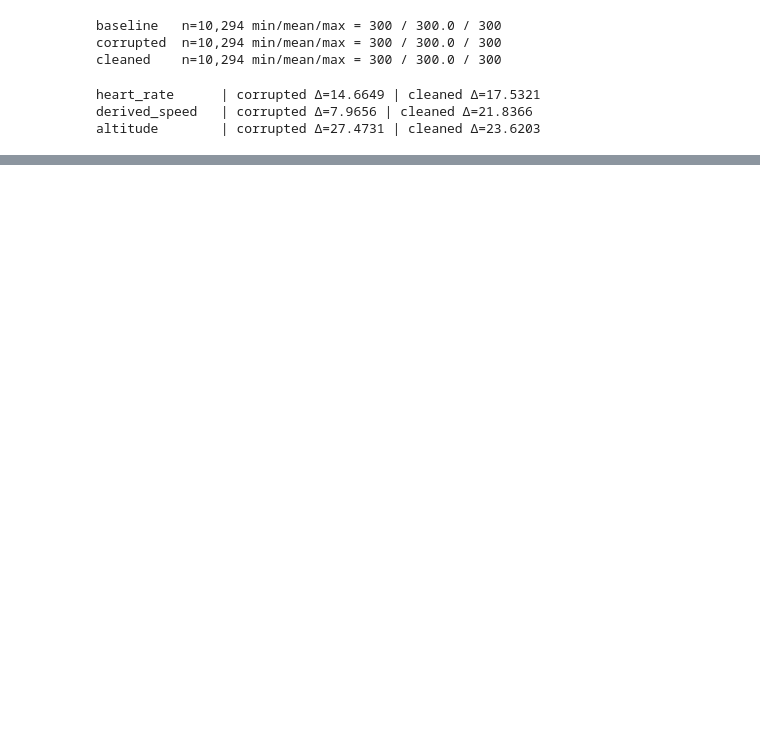
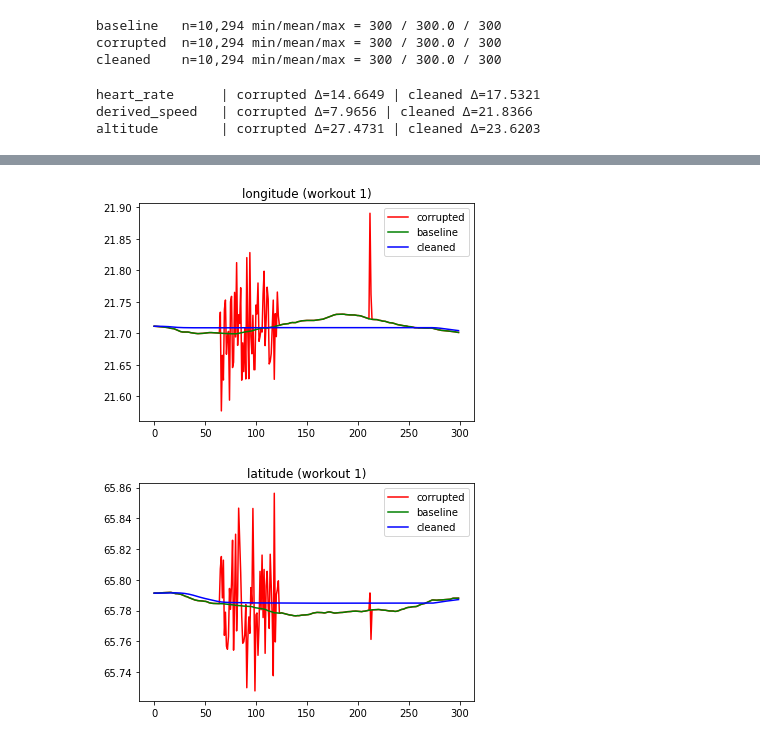
Before and after one commit to Miautawn/data-preparation-2026-group-project, a Jupyter notebook: src/project/cleaning/cleaning_view.ipynb, the cells around one changed output, grey strips where cells are left out. Saved outputs shown, nothing was run; the diff lists cells and outputs as text; code cells hidden in the pictures; blank space fills up the shorter version.

```diff
--- a/src/project/cleaning/cleaning_view.ipynb
+++ b/src/project/cleaning/cleaning_view.ipynb
@@ -131,19 +151,23 @@ for c in ["heart_rate", "derived_speed", "altitude"]:
 # %%
-i = 0  # change this index to inspect different workouts
+BASE = ROOT / "src" / "project" / "temp" / "walking"
+i = 1  # change this index to inspect different workouts
 
-raw   = pq.read_table(BASE / "walking_test_raw.parquet", columns=["heart_rate","derived_speed","altitude"])
-corr  = pq.read_table(BASE / "walking_test_raw_corrupted.parquet", columns=["heart_rate","derived_speed","altitude"])
-clean = pq.read_table(BASE / "walking_test_raw_corrupted_cleaned.parquet", columns=["heart_rate","derived_speed","altitude"])
+raw   = pq.read_table(BASE / "walking_test_raw.parquet", columns=["longitude","latitude"])
+corr  = pq.read_table(BASE / "walking_test_raw_corrupted.parquet", columns=["longitude","latitude"])
+clean = pq.read_table(BASE / "walking_test_raw_corrupted_cleaned.parquet", columns=["longitude","latitude"])
 
 def plot_col(col):
     plt.figure()
 
     plt.plot(corr[col][i].as_py(), label="corrupted", color="red")
-    plt.plot(raw[col][i].as_py(), label="baseline", color="green", alpha=0.5)
-    plt.plot(clean[col][i].as_py(), label="cleaned", color="blue", alpha=0.5)
+    plt.plot(raw[col][i].as_py(), label="baseline", color="green")
+    plt.plot(clean[col][i].as_py(), label="cleaned", color="blue")
     plt.title(f"{col} (workout {i})")
     plt.legend()
     plt.show()
 
-for c in ["heart_rate", "derived_speed", "altitude"]:
+for c in ["longitude", "latitude"]:
     plot_col(c)
+# %% [output]
+[figure, added]
+[figure, added]
```
Also changed, not shown: parts of 3 cells of this notebook, 3 other files.
